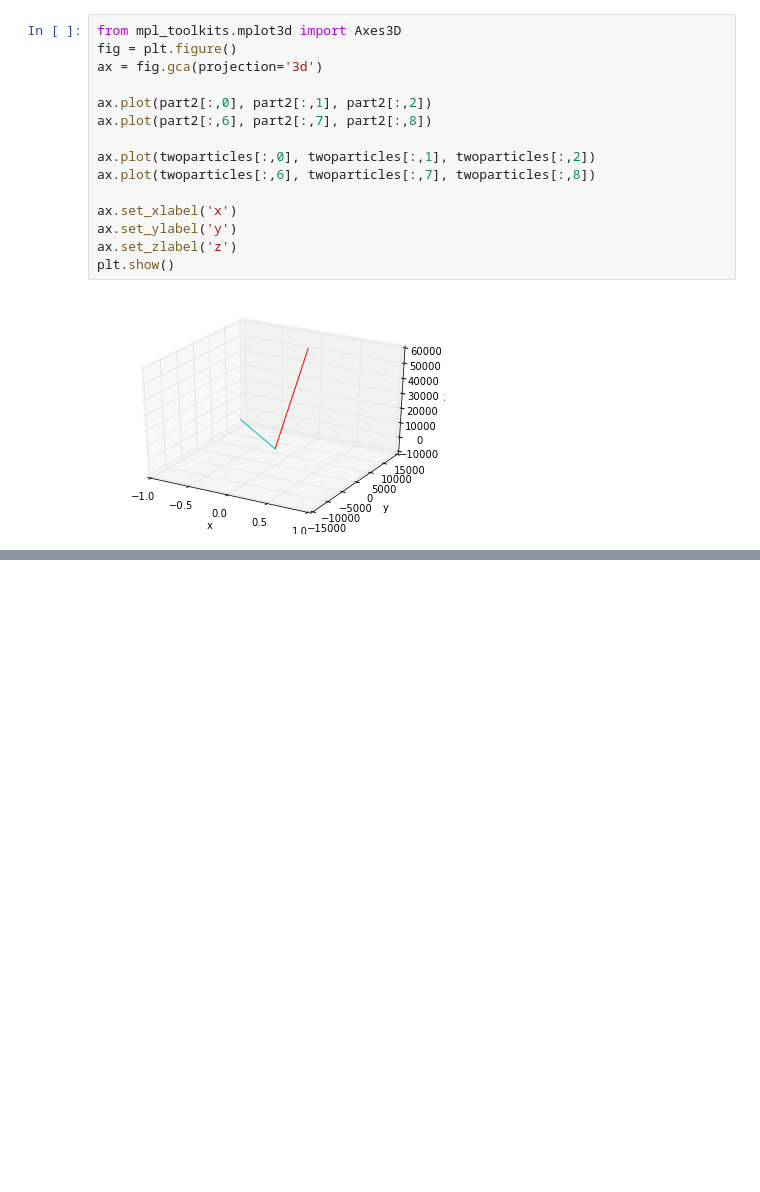
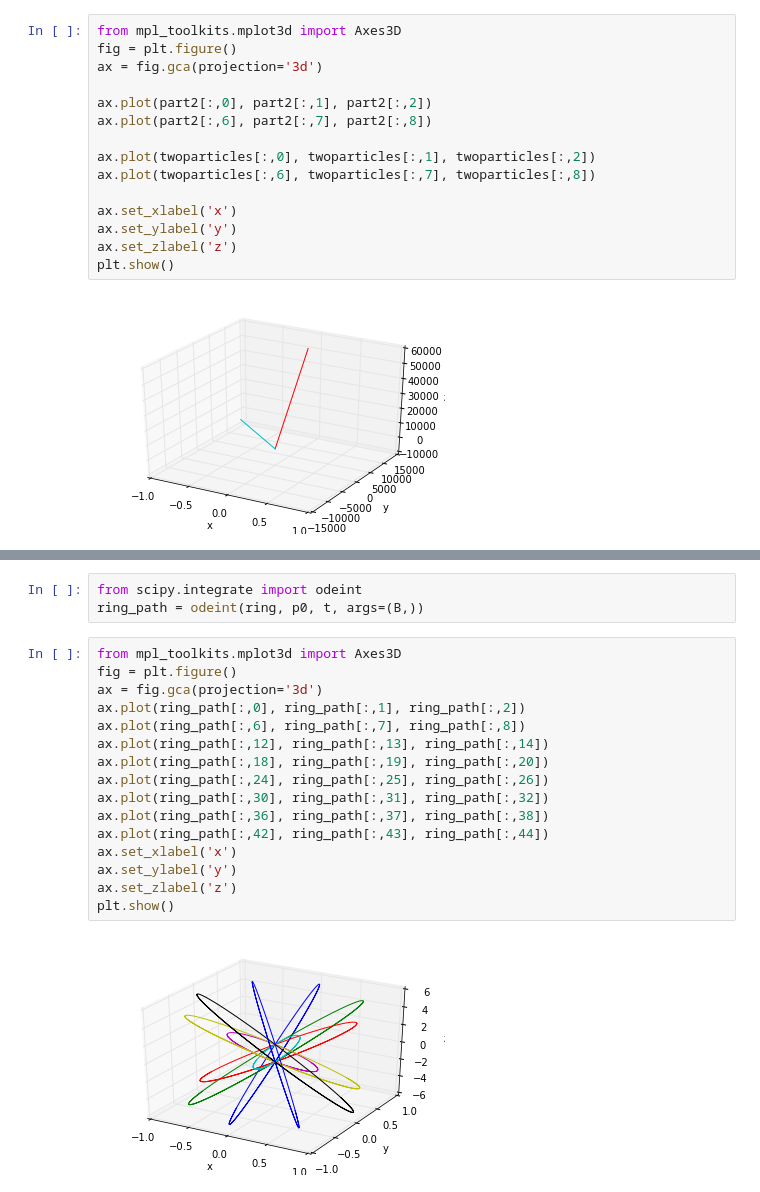
Before and after one commit to REL95/Comp-1421-Final-Project, a Jupyter notebook: Final Project (Grant, Nick, Robert) .ipynb, the cells around one changed output, grey strips where cells are left out. Saved outputs shown, nothing was run; the diff lists cells and outputs as text; blank space fills up the shorter version.

```diff
--- a/Final Project (Grant, Nick, Robert) .ipynb
+++ b/Final Project (Grant, Nick, Robert) .ipynb
@@ -367,0 +469,21 @@ plt.show()
+# %%
+from scipy.integrate import odeint
+ring_path = odeint(ring, p0, t, args=(B,))
+# %%
+from mpl_toolkits.mplot3d import Axes3D
+fig = plt.figure()
+ax = fig.gca(projection='3d')
+ax.plot(ring_path[:,0], ring_path[:,1], ring_path[:,2])
+ax.plot(ring_path[:,6], ring_path[:,7], ring_path[:,8])
+ax.plot(ring_path[:,12], ring_path[:,13], ring_path[:,14])
+ax.plot(ring_path[:,18], ring_path[:,19], ring_path[:,20])
+ax.plot(ring_path[:,24], ring_path[:,25], ring_path[:,26])
+ax.plot(ring_path[:,30], ring_path[:,31], ring_path[:,32])
+ax.plot(ring_path[:,36], ring_path[:,37], ring_path[:,38])
+ax.plot(ring_path[:,42], ring_path[:,43], ring_path[:,44])
+ax.set_xlabel('x')
+ax.set_ylabel('y')
+ax.set_zlabel('z')
+plt.show()
+# %% [output]
+[figure, added]
```
Also changed, not shown: parts of 5 cells of this notebook.
